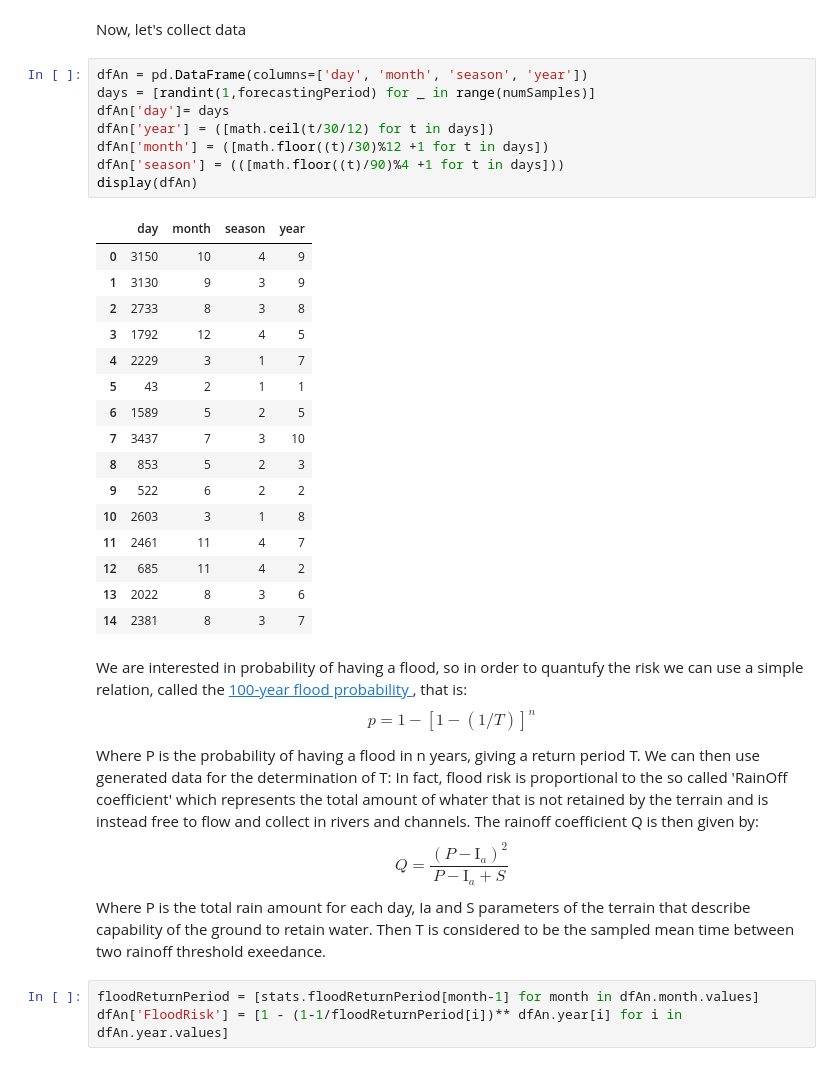
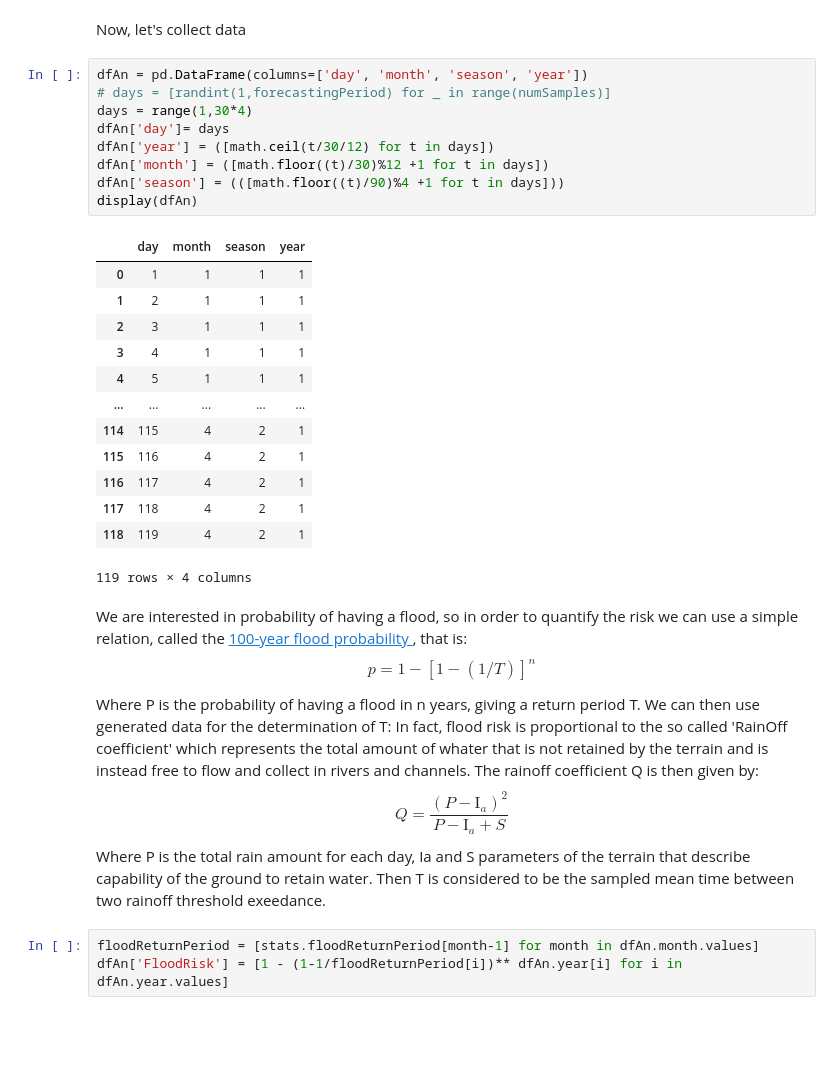
Before and after one commit to dew54/project-stoch-2, a Jupyter notebook: project.ipynb, the cells around one changed output. Saved outputs shown, nothing was run; the diff lists cells and outputs as text; blank space fills up the shorter version.

```diff
--- a/project.ipynb
+++ b/project.ipynb
@@ -131,31 +148,29 @@ Predicted data: [[ 1.63072834e+03  8.15560113e+02  8.15298790e+02]
 Now, let's collect data
 # %%
 dfAn = pd.DataFrame(columns=['day', 'month', 'season', 'year'])
-days = [randint(1,forecastingPeriod) for _ in range(numSamples)]
+# days = [randint(1,forecastingPeriod) for _ in range(numSamples)]
+days = range(1,30*4)
 dfAn['day']= days
 dfAn['year'] = ([math.ceil(t/30/12) for t in days])
 dfAn['month'] = ([math.floor((t)/30)%12 +1 for t in days])
 dfAn['season'] = (([math.floor((t)/90)%4 +1 for t in days]))
 display(dfAn)
 # %% [output]
 |  | day | month | season | year |
-| 0 | 3150 | 10 | 4 | 9 |
-| 1 | 3130 | 9 | 3 | 9 |
-| 2 | 2733 | 8 | 3 | 8 |
-| 3 | 1792 | 12 | 4 | 5 |
-| 4 | 2229 | 3 | 1 | 7 |
-| 5 | 43 | 2 | 1 | 1 |
-| 6 | 1589 | 5 | 2 | 5 |
-| 7 | 3437 | 7 | 3 | 10 |
-| 8 | 853 | 5 | 2 | 3 |
-| 9 | 522 | 6 | 2 | 2 |
-| 10 | 2603 | 3 | 1 | 8 |
-| 11 | 2461 | 11 | 4 | 7 |
-| 12 | 685 | 11 | 4 | 2 |
-| 13 | 2022 | 8 | 3 | 6 |
-| 14 | 2381 | 8 | 3 | 7 |
+| 0 | 1 | 1 | 1 | 1 |
+| 1 | 2 | 1 | 1 | 1 |
+| 2 | 3 | 1 | 1 | 1 |
+| 3 | 4 | 1 | 1 | 1 |
+| 4 | 5 | 1 | 1 | 1 |
+| ... | ... | ... | ... | ... |
+| 114 | 115 | 4 | 2 | 1 |
+| 115 | 116 | 4 | 2 | 1 |
+| 116 | 117 | 4 | 2 | 1 |
+| 117 | 118 | 4 | 2 | 1 |
+| 118 | 119 | 4 | 2 | 1 |
+119 rows × 4 columns
 # %% [markdown]
-We are interested in probability of having a flood, so in order to quantufy the risk we can use a simple relation, called the <a href="https://en.wikipedia.org/wiki/100-year_flood#:~:text=A%20100%2Dyear%20flood%20is,exceeded%20in%20any%20given%20year."> 100-year flood probability </a>, that is:
+We are interested in probability of having a flood, so in order to quantify the risk we can use a simple relation, called the <a href="https://en.wikipedia.org/wiki/100-year_flood#:~:text=A%20100%2Dyear%20flood%20is,exceeded%20in%20any%20given%20year."> 100-year flood probability </a>, that is:
 $$
 p = 1 - [1 - (1/T)]^{n}
 $$
```
Also changed, not shown: parts of 3 cells of this notebook, 2 other files.
